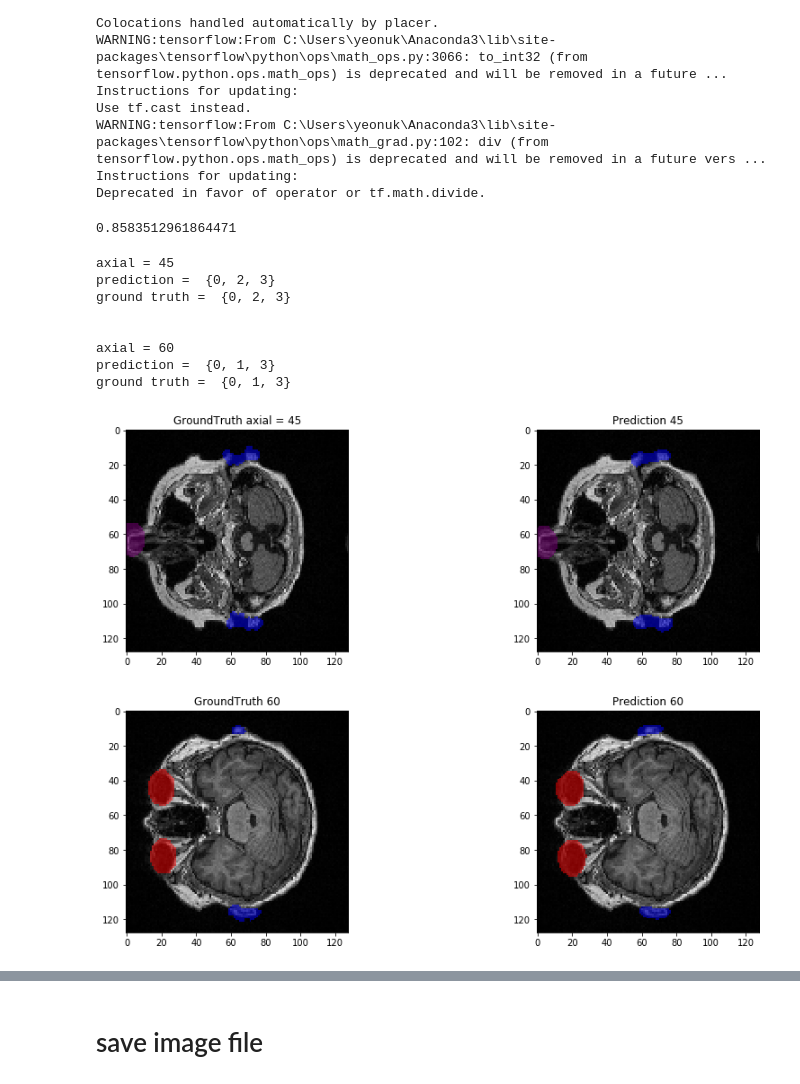
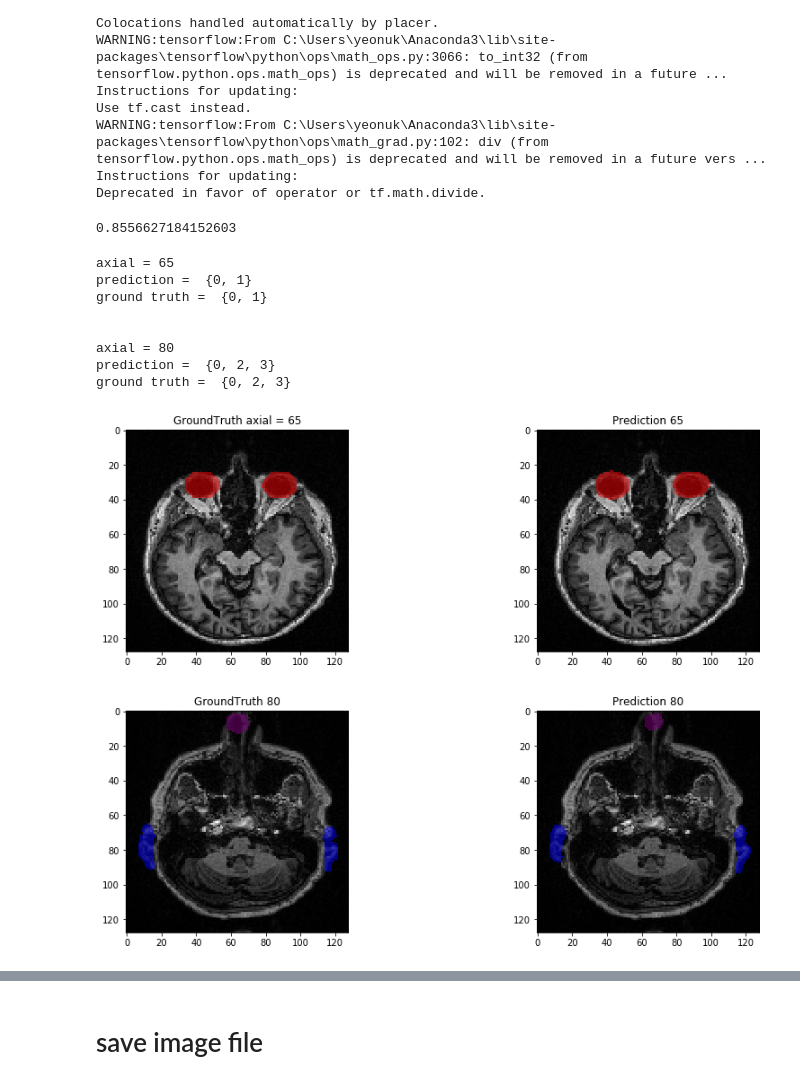
Before and after one commit to yeonuk-Jeong/Defacer, a Jupyter notebook: version_2.0/nfti_MRI_defacer_ver2_0.ipynb, the cells around one changed output, grey strips where cells are left out. Cells and saved outputs as stored; diff of their text form; code cells hidden in the pictures.

```diff
--- a/version_2.0/nfti_MRI_defacer_ver2_0.ipynb
+++ b/version_2.0/nfti_MRI_defacer_ver2_0.ipynb
@@ -80,0 +70,23 @@ list_test_label = list_train_label[-10:]
+# %%
+x_train =list_train_image[0:-40]
+y_train =list_train_label[0:-40]
+x_valid =list_train_image[-40:-20]
+y_valid =list_train_label[-40:-20]
+x_test =list_train_image[-20:]
+y_test =list_train_label[-20:]
+'''
+from sklearn.model_selection import train_test_split
+x_train, x_valid_test, y_train, y_valid_test = train_test_split(
+    list_train_image,
+    list_train_label,
+    shuffle = True,
+    test_size=40,
+    random_state=1)
+
+x_valid, x_test, y_valid, y_test = train_test_split(
+    x_valid_test,
+    y_valid_test,
+    shuffle = True,
+    test_size=20,
+    random_state=1)
+'''
@@ -580,7 +612,7 @@ model.load_weights('model_2.h5') # load only weight
 # %%
 # import model structure and weight
 from keras.models import load_model
-model = load_model('model_2',custom_objects={'InstanceNormalization':InstanceNormalization,'dice_loss':dice_loss,'dice_score':dice_score})
+model = load_model('model_2.h5',custom_objects={'InstanceNormalization':InstanceNormalization,'dice_loss':dice_loss,'dice_score':dice_score})
 # %% [output]
 WARNING:tensorflow:From C:\Users\yeonuk\Anaconda3\lib\site-packages\tensorflow\python\ops\control_flow_ops.py:423: colocate_with (from tensorflow.python.framework.ops) is deprecated and will be remove ...
 Instructions for updating:
@@ -592,10 +624,12 @@ WARNING:tensorflow:From C:\Users\yeonuk\Anaconda3\lib\site-packages\tensorflow\p
 Instructions for updating:
 Deprecated in favor of operator or tf.math.divide.
 # %%
-testset_dice=valid(list_test_image,list_test_label) #mean dice score of test set.
+list_test_image = x_test
+list_test_label = y_test
+testset_dice=test(list_test_image,list_test_label) #mean dice score of test set.
 testset_dice
 # %% [output]
-0.8583512961864471
+0.8556627184152603
 # %%
 # onehot results -> argmax
 def onehot2label (onehot_array) :
@@ -608,11 +642,14 @@ def view_result (test_num, first_axial_slice=45 , second_axial_slice =60):
     i = test_num
 
     image, label = load_batch(list_test_image[i],list_test_label[i],batch_size = 1)
+
     # y axis flip test
-    #image = image[:,:,::-1,:,:]
-    #label = label[:,:,::-1,:,:]
+    image = image[:,:,::-1,:,:]
+    label = label[:,:,::-1,:,:]
 
-    #image = np.transpose(image,(0,3,2,1,4))
+    image = np.transpose(image,(0,3,2,1,4))
+    label = np.transpose(label,(0,3,2,1,4))
+
     results = model.predict(image)
 
 
@@ -660,16 +697,16 @@ def view_result (test_num, first_axial_slice=45 , second_axial_slice =60):
     print("ground truth = ", set(list(groundtruth[0,:,num_slice,:,0].flatten())))
     print("\n")
 # %%
-view_result(0,45,60)  # first test file view
+view_result(0,65,80)  # first test file view
 # %% [output]
-axial = 45
+axial = 65
+prediction =  {0, 1}
+ground truth =  {0, 1}
+
+
+axial = 80
 prediction =  {0, 2, 3}
 ground truth =  {0, 2, 3}
-
-
-axial = 60
-prediction =  {0, 1, 3}
-ground truth =  {0, 1, 3}
-[figure, old version]
+[figure, new version]
-[figure, old version]
+[figure, new version]
 # %%
```
Also changed, not shown: parts of 14 cells of this notebook.
